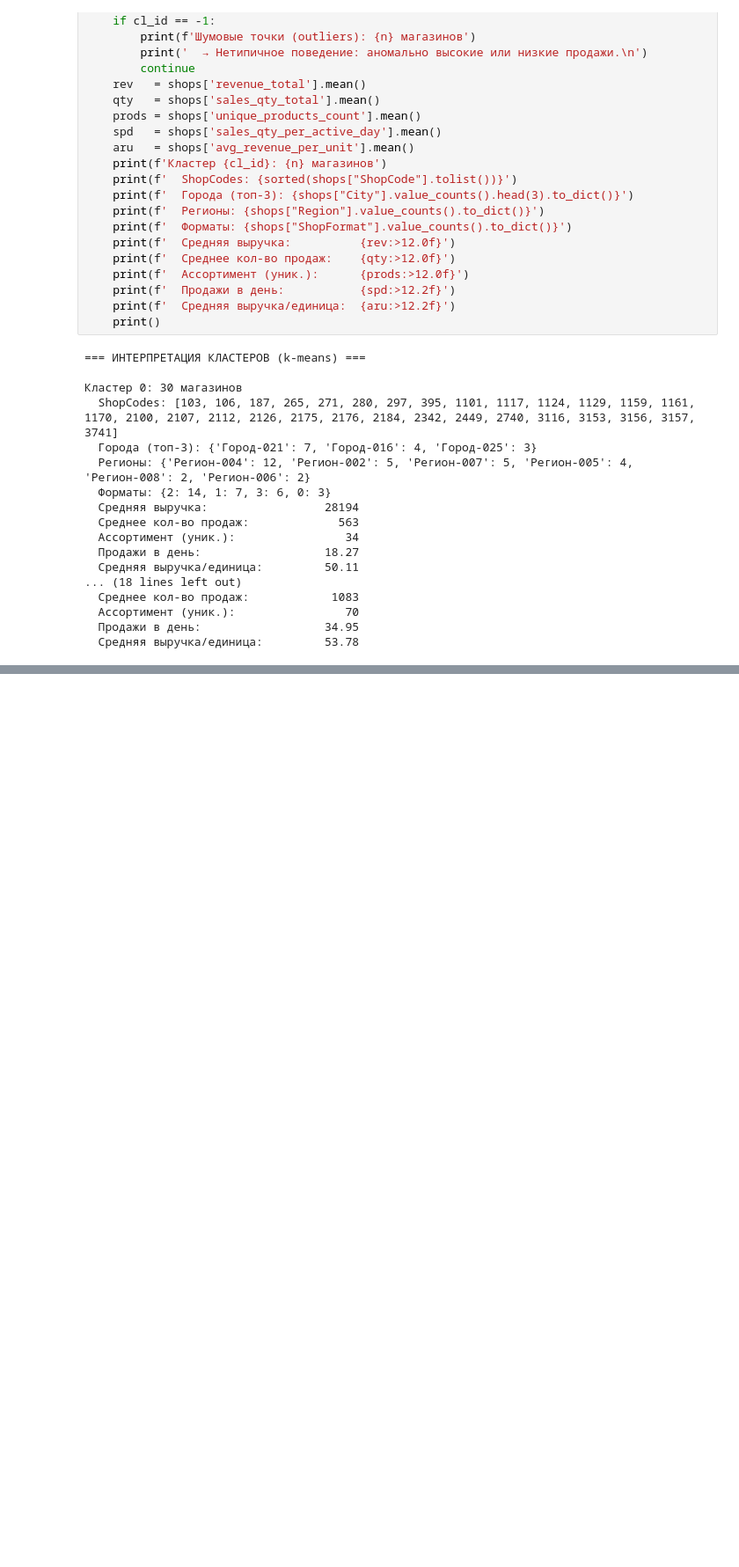
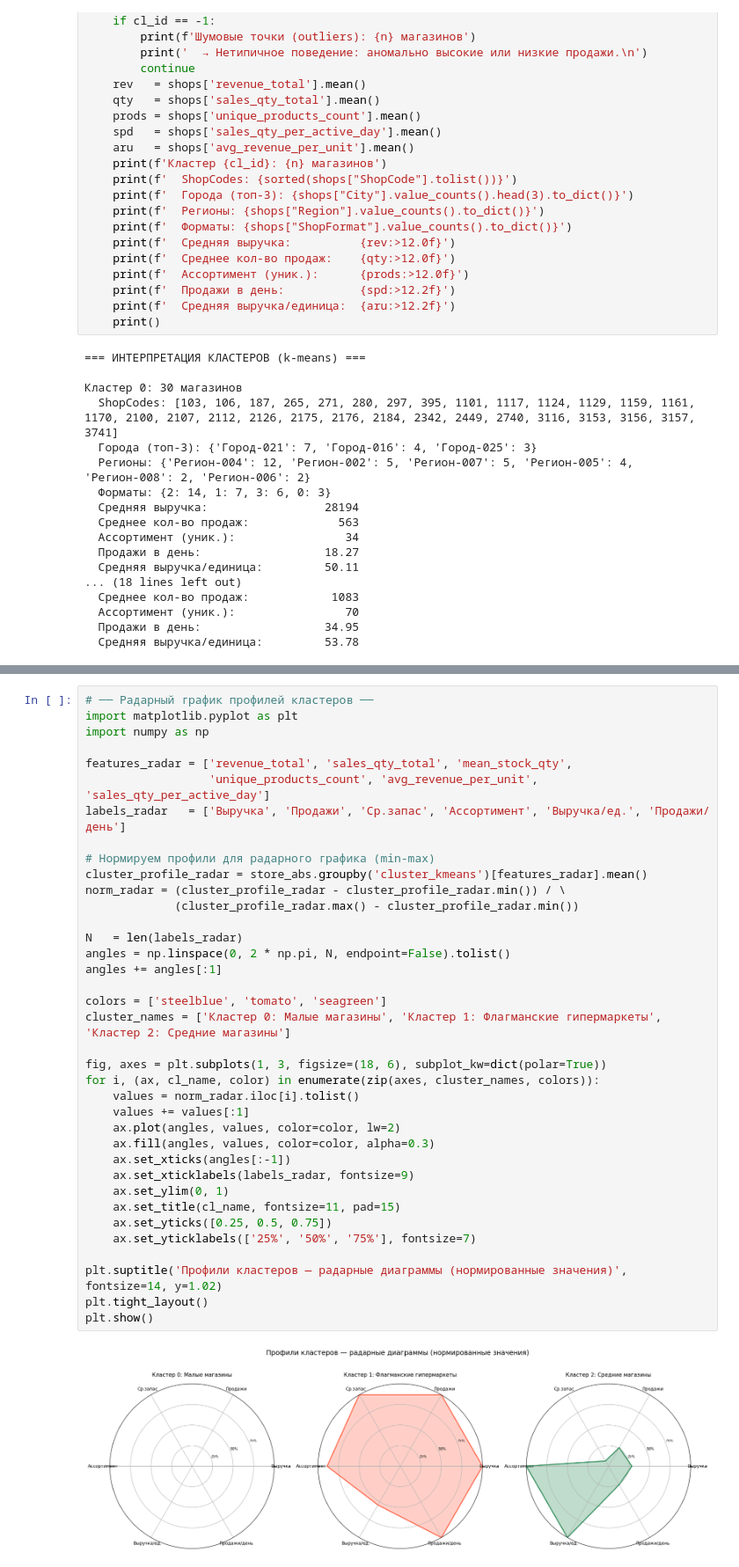
Before and after one commit to olimpiadas1992/MO-2-UTMN-2026, a Jupyter notebook: ДР 7 Группа 10. Кластерный анализ Детская молочная продукция. Эспиноза Ортис Хуан Карлос.ipynb, the cells around one changed output, grey strips where cells are left out. Shown at 88% size. Drawn from its saved outputs; the diff is of its cells as text; blank space fills up the shorter version.

```diff
--- a/ДР 7 Группа 10. Кластерный анализ Детская молочная продукция. Эспиноза Ортис Хуан Карлос.ipynb
+++ b/ДР 7 Группа 10. Кластерный анализ Детская молочная продукция. Эспиноза Ортис Хуан Карлос.ipynb
@@ -843,0 +1086,39 @@ for cl_id in sorted(df_result['cluster'].unique()):
+# %%
+# ── Радарный график профилей кластеров ──
+import matplotlib.pyplot as plt
+import numpy as np
+
+features_radar = ['revenue_total', 'sales_qty_total', 'mean_stock_qty',
+                  'unique_products_count', 'avg_revenue_per_unit', 'sales_qty_per_active_day']
+labels_radar   = ['Выручка', 'Продажи', 'Ср.запас', 'Ассортимент', 'Выручка/ед.', 'Продажи/день']
+
+# Нормируем профили для радарного графика (min-max)
+cluster_profile_radar = store_abs.groupby('cluster_kmeans')[features_radar].mean()
+norm_radar = (cluster_profile_radar - cluster_profile_radar.min()) / \
+             (cluster_profile_radar.max() - cluster_profile_radar.min())
+
+N   = len(labels_radar)
+angles = np.linspace(0, 2 * np.pi, N, endpoint=False).tolist()
+angles += angles[:1]
+
+colors = ['steelblue', 'tomato', 'seagreen']
+cluster_names = ['Кластер 0: Малые магазины', 'Кластер 1: Флагманские гипермаркеты', 'Кластер 2: Средние магазины']
+
+fig, axes = plt.subplots(1, 3, figsize=(18, 6), subplot_kw=dict(polar=True))
+for i, (ax, cl_name, color) in enumerate(zip(axes, cluster_names, colors)):
+    values = norm_radar.iloc[i].tolist()
+    values += values[:1]
+    ax.plot(angles, values, color=color, lw=2)
+    ax.fill(angles, values, color=color, alpha=0.3)
+    ax.set_xticks(angles[:-1])
+    ax.set_xticklabels(labels_radar, fontsize=9)
+    ax.set_ylim(0, 1)
+    ax.set_title(cl_name, fontsize=11, pad=15)
+    ax.set_yticks([0.25, 0.5, 0.75])
+    ax.set_yticklabels(['25%', '50%', '75%'], fontsize=7)
+
+plt.suptitle('Профили кластеров — радарные диаграммы (нормированные значения)', fontsize=14, y=1.02)
+plt.tight_layout()
+plt.show()
+# %% [output]
+[figure, added]
```
Also changed, not shown: parts of 15 cells of this notebook.
